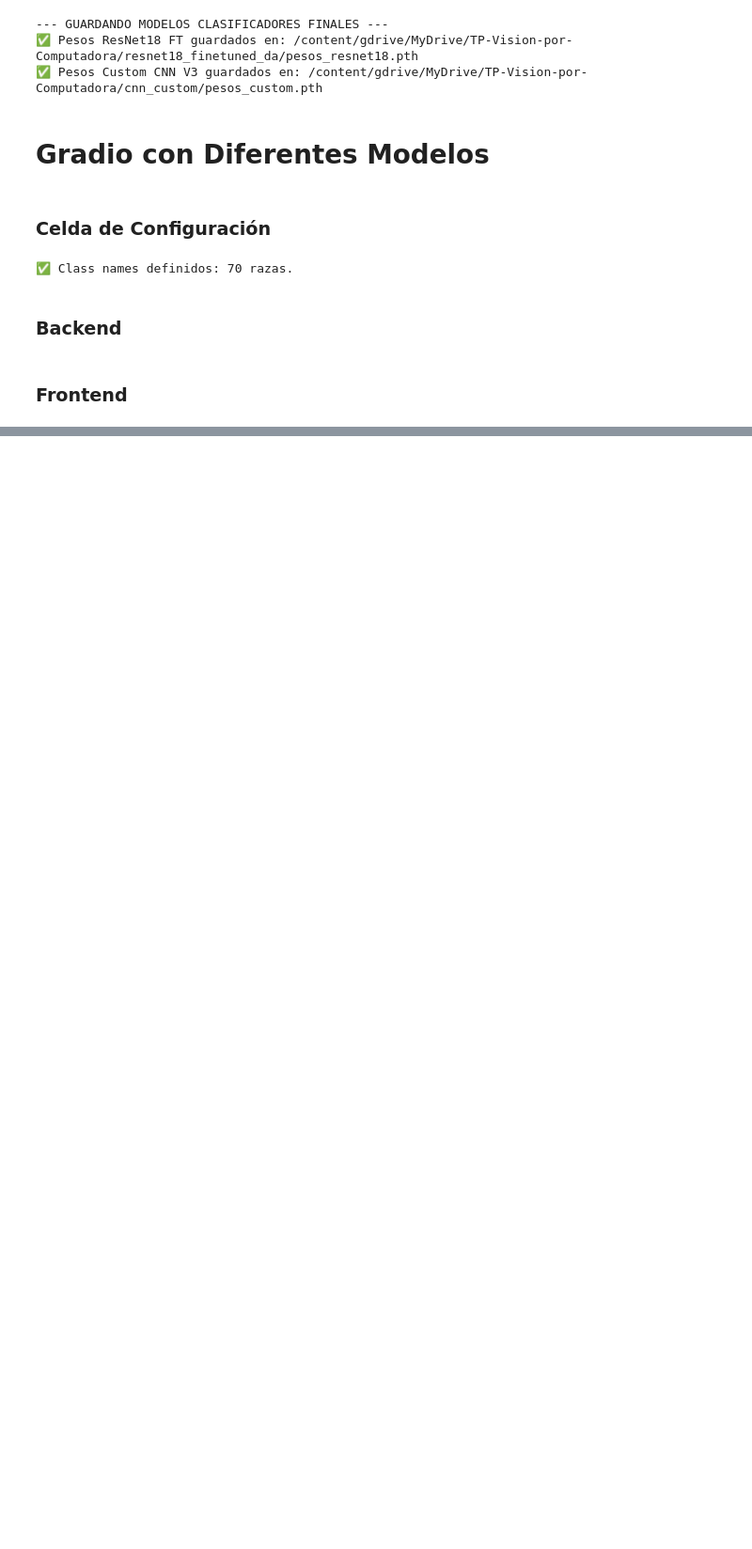
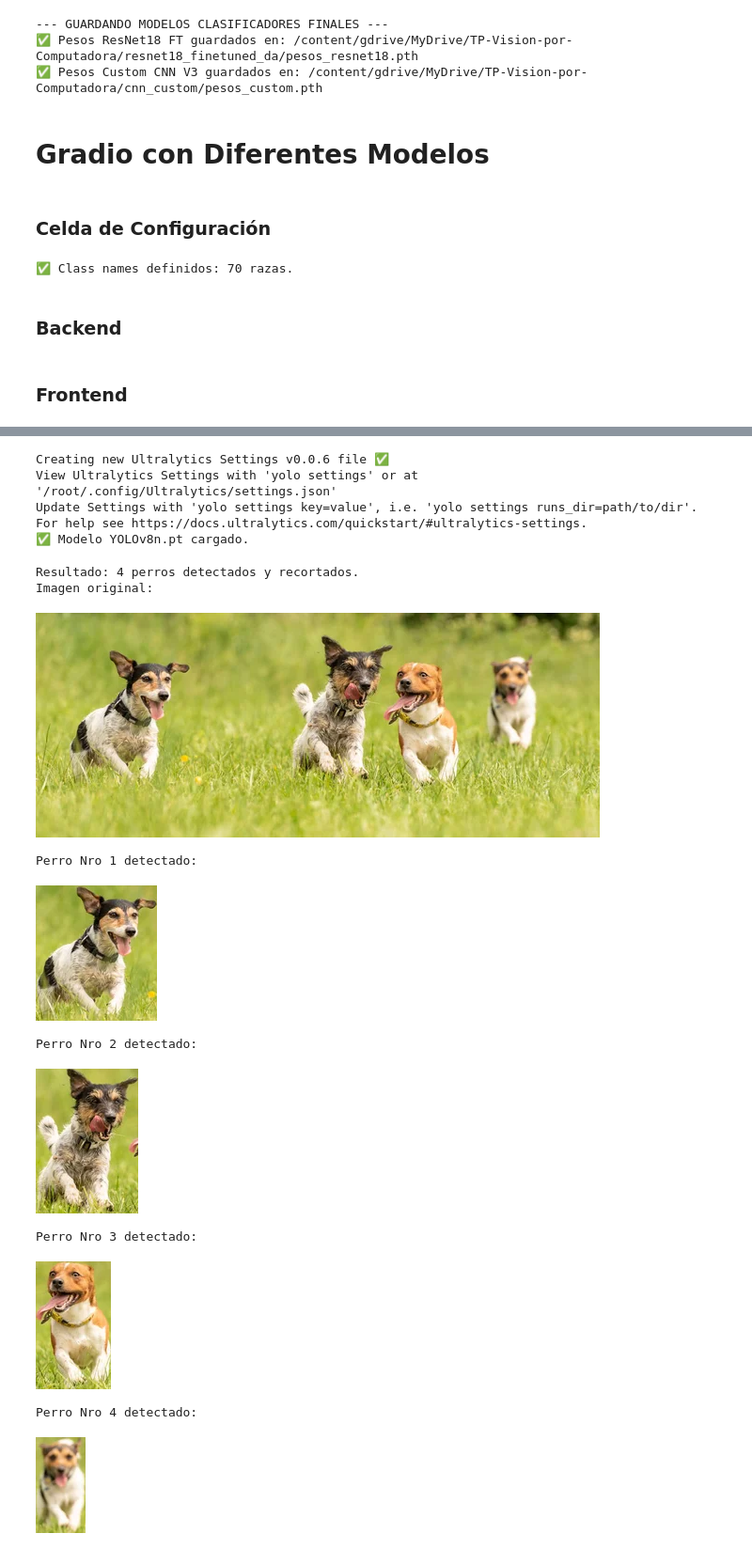
Before and after one commit to Kabarou/TP-Final-Vision-por-Computadora, a Jupyter notebook: TP_Final_Vision_por_Computadora.ipynb, the cells around one changed output, grey strips where cells are left out. Shown at 94% size. Saved outputs shown, nothing was run; the diff lists cells and outputs as text; code cells hidden in the pictures; blank space fills up the shorter version.

```diff
--- a/TP_Final_Vision_por_Computadora.ipynb
+++ b/TP_Final_Vision_por_Computadora.ipynb
@@ -1872,0 +1952,17 @@ Killing tunnel 127.0.0.1:7860 <> https://2a6b62270d11ea2c8d.gradio.live
+# %%
+from ultralytics import YOLO
+
+img_prueba = os.path.join("varios_perros.jpg")
+
+# Cargo el modelo YOLOv8 pre-entrenado
+try:
+    detector = YOLO('yolov8n.pt')
+    print("✅ Modelo YOLOv8n.pt cargado.")
+except Exception as e:
+    print(f"❌ ERROR al cargar YOLO: {e}. Asegúrate de tener instalado 'ultralytics'.")
+    exit()
+# %% [output]
+Creating new Ultralytics Settings v0.0.6 file ✅
+View Ultralytics Settings with 'yolo settings' or at '/root/.config/Ultralytics/settings.json'
+Update Settings with 'yolo settings key=value', i.e. 'yolo settings runs_dir=path/to/dir'. For help see https://docs.ultralytics.com/quickstart/#ultralytics-settings.
+✅ Modelo YOLOv8n.pt cargado.
@@ -1872,0 +2015,31 @@ Killing tunnel 127.0.0.1:7860 <> https://2a6b62270d11ea2c8d.gradio.live
+# %%
+from IPython.display import display
+from PIL import Image
+
+imagenes_perro = detectar_y_recortar_perros(img_prueba)
+
+# Mostramos imagen original
+img_original_cargada = Image.open(img_prueba).convert("RGB")
+print("Imagen original:")
+display(img_original_cargada)
+
+# Mostramos imagen recortada con cada perro detectado
+if imagenes_perro:
+  for i in range(len(imagenes_perro)):
+    imagen_recortada = imagenes_perro[i]
+    print(f"Perro Nro {i+1} detectado: ")
+    display(imagen_recortada)
+else:
+  print("No se detectó ningun perro")
+# %% [output]
+Resultado: 4 perros detectados y recortados.
+Imagen original:
+[figure, added]
+Perro Nro 1 detectado:
+[figure, added]
+Perro Nro 2 detectado:
+[figure, added]
+Perro Nro 3 detectado:
+[figure, added]
+Perro Nro 4 detectado:
+[figure, added]
```
Also changed, not shown: parts of 42 cells of this notebook, 1 other file.
